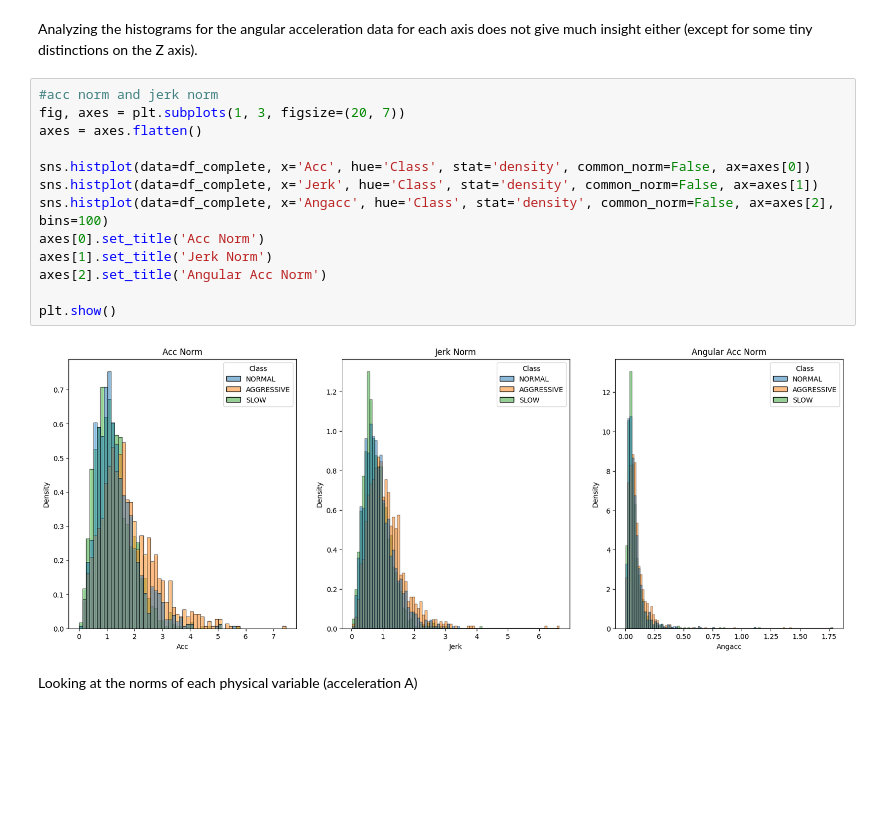
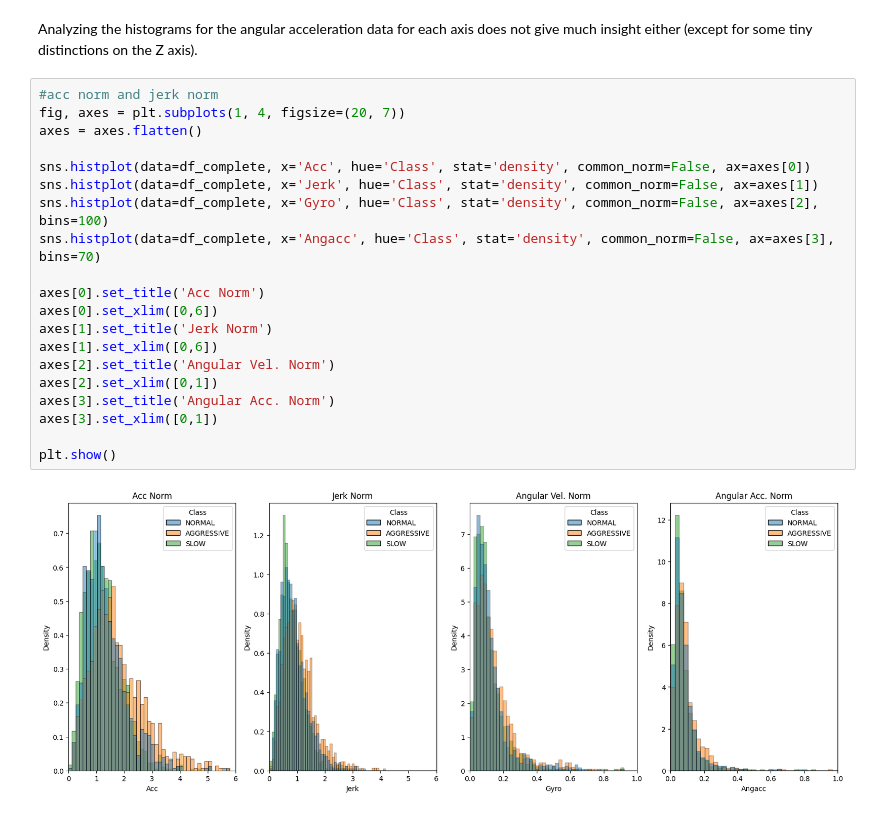
Before and after one commit to aurvantGitHub/driving_behavior, a Jupyter notebook: main.ipynb, the cells around one changed output. Saved outputs shown, nothing was run; the diff lists cells and outputs as text; blank space fills up the shorter version.

Commit message:
norm histograms

```diff
--- a/main.ipynb
+++ b/main.ipynb
@@ -546,18 +546,23 @@ for i, a_acc in enumerate(['AngaccX', 'AngaccY', 'AngaccZ']):
 Analyzing the histograms for the angular acceleration data for each axis does not give much insight either (except for some tiny distinctions on the Z axis).
 # %%
 #acc norm and jerk norm
-fig, axes = plt.subplots(1, 3, figsize=(20, 7))
+fig, axes = plt.subplots(1, 4, figsize=(20, 7))
 axes = axes.flatten()
 
 sns.histplot(data=df_complete, x='Acc', hue='Class', stat='density', common_norm=False, ax=axes[0])
 sns.histplot(data=df_complete, x='Jerk', hue='Class', stat='density', common_norm=False, ax=axes[1])
-sns.histplot(data=df_complete, x='Angacc', hue='Class', stat='density', common_norm=False, ax=axes[2], bins=100)
+sns.histplot(data=df_complete, x='Gyro', hue='Class', stat='density', common_norm=False, ax=axes[2], bins=100)
+sns.histplot(data=df_complete, x='Angacc', hue='Class', stat='density', common_norm=False, ax=axes[3], bins=70)
+
 axes[0].set_title('Acc Norm')
+axes[0].set_xlim([0,6])
 axes[1].set_title('Jerk Norm')
-axes[2].set_title('Angular Acc Norm')
+axes[1].set_xlim([0,6])
+axes[2].set_title('Angular Vel. Norm')
+axes[2].set_xlim([0,1])
+axes[3].set_title('Angular Acc. Norm')
+axes[3].set_xlim([0,1])
 
 plt.show()
 # %% [output]
-[figure, old version]
+[figure, new version]
-# %% [markdown]
-Looking at the norms of each physical variable (acceleration A)
```
Also changed, not shown: parts of 1 cell of this notebook.
